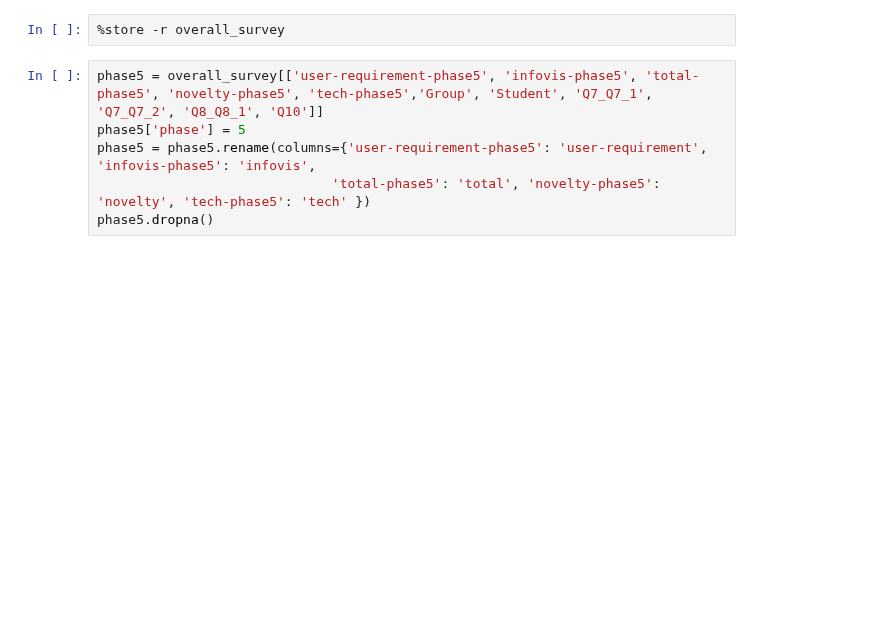
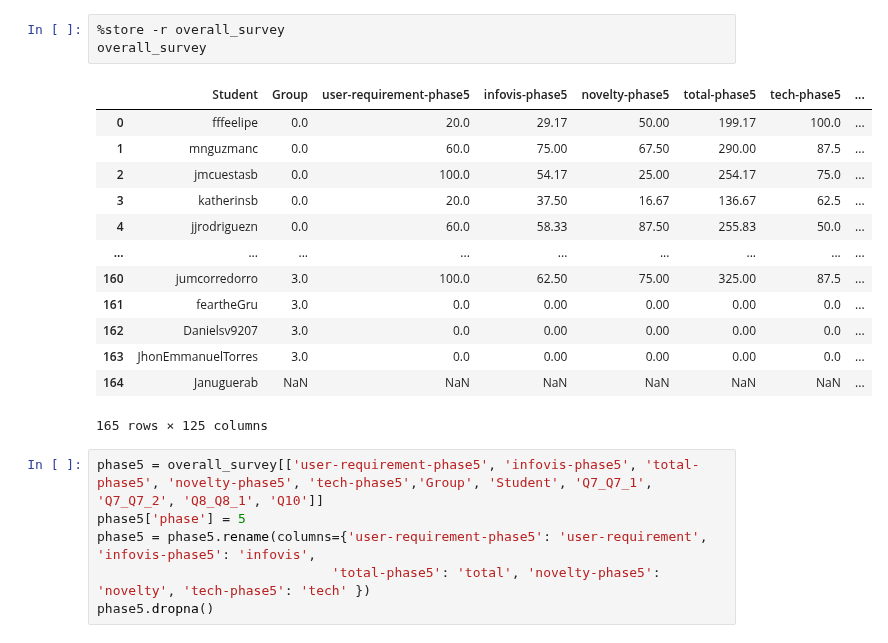
Before and after one commit to ironhacks/spring-2017-analysis, a Jupyter notebook: spring-2017/script/analysis/Panel-Data-Scores.ipynb, the cells around one changed output. Saved outputs shown, nothing was run; the diff lists cells and outputs as text; blank space fills up the shorter version.

```diff
--- a/spring-2017/script/analysis/Panel-Data-Scores.ipynb
+++ b/spring-2017/script/analysis/Panel-Data-Scores.ipynb
@@ -1,5 +1,20 @@
 # %%
 %store -r overall_survey
+overall_survey
+# %% [output]
+|  | Student | Group | user-requirement-phase5 | infovis-phase5 | novelty-phase5 | total-phase5 | tech-phase5 | ... |
+| 0 | fffeelipe | 0.0 | 20.0 | 29.17 | 50.00 | 199.17 | 100.0 | ... |
+| 1 | mnguzmanc | 0.0 | 60.0 | 75.00 | 67.50 | 290.00 | 87.5 | ... |
+| 2 | jmcuestasb | 0.0 | 100.0 | 54.17 | 25.00 | 254.17 | 75.0 | ... |
+| 3 | katherinsb | 0.0 | 20.0 | 37.50 | 16.67 | 136.67 | 62.5 | ... |
+| 4 | jjrodriguezn | 0.0 | 60.0 | 58.33 | 87.50 | 255.83 | 50.0 | ... |
+| ... | ... | ... | ... | ... | ... | ... | ... | ... |
+| 160 | jumcorredorro | 3.0 | 100.0 | 62.50 | 75.00 | 325.00 | 87.5 | ... |
+| 161 | feartheGru | 3.0 | 0.0 | 0.00 | 0.00 | 0.00 | 0.0 | ... |
+| 162 | Danielsv9207 | 3.0 | 0.0 | 0.00 | 0.00 | 0.00 | 0.0 | ... |
+| 163 | JhonEmmanuelTorres | 3.0 | 0.0 | 0.00 | 0.00 | 0.00 | 0.0 | ... |
+| 164 | Januguerab | NaN | NaN | NaN | NaN | NaN | NaN | ... |
+165 rows × 125 columns
 # %%
 phase5 = overall_survey[['user-requirement-phase5', 'infovis-phase5', 'total-phase5', 'novelty-phase5', 'tech-phase5','Group', 'Student', 'Q7_Q7_1', 'Q7_Q7_2', 'Q8_Q8_1', 'Q10']]
 phase5['phase'] = 5
```
Also changed, not shown: parts of 3 cells of this notebook, 6 other files.
